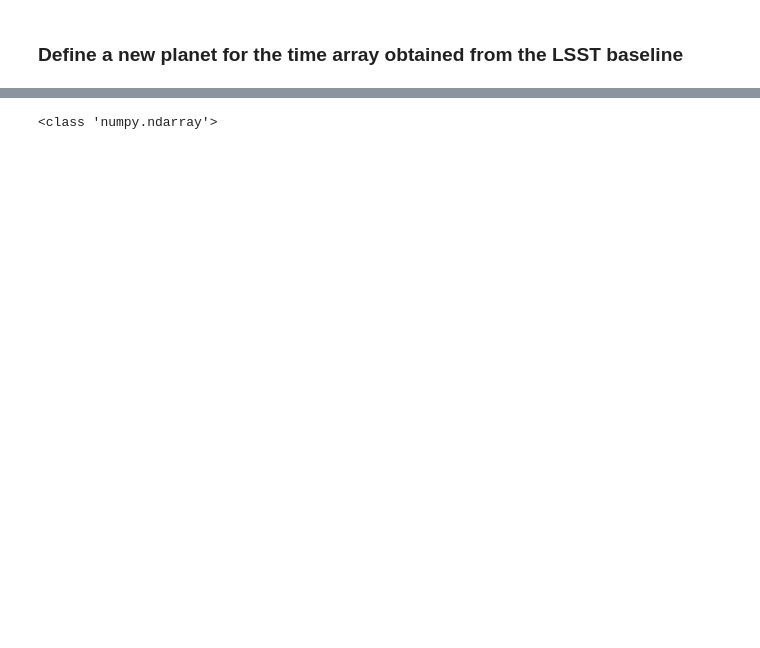
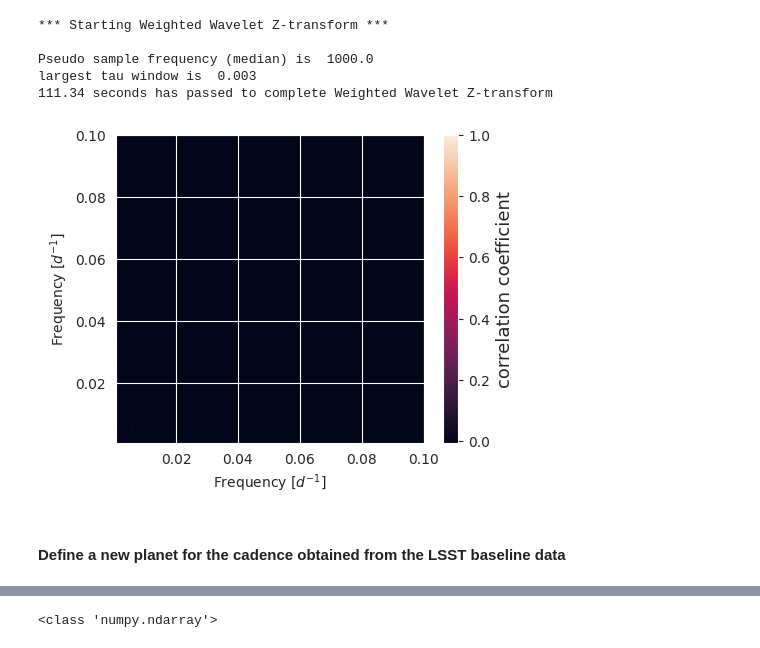
Before and after one commit to pujithasuribhatla/Final_Project, a Jupyter notebook: pylightcurve_qhx.ipynb, the cells around one changed output, grey strips where cells are left out. Cells and saved outputs as stored; diff of their text form; code cells hidden in the pictures; blank space fills up the shorter version.

```diff
--- a/pylightcurve_qhx.ipynb
+++ b/pylightcurve_qhx.ipynb
@@ -203,11 +203,18 @@ plots.fig_plot(time_simple, flux_cloudy, ymin = 0.001, ymax = 0.001)
 # %%
 # Performing weighted wavelet transform
 
-#wwz_matrix, corr, extent = hybrid2d(time_simple, flux_cloudy, 80, 800, minfq=2000,maxfq=10)
+wwz_matrix, corr, extent = hybrid2d(time_simple, flux_cloudy, 80, 800, minfq=2000,maxfq=10)
 
-#plots.plt_freq_heatmap(corr, extent)
+plots.plt_freq_heatmap(corr, extent)
+# %% [output]
+*** Starting Weighted Wavelet Z-transform ***
+
+Pseudo sample frequency (median) is  1000.0
+largest tau window is  0.003
+111.34 seconds has passed to complete Weighted Wavelet Z-transform
+[figure, added]
 # %% [markdown]
-### Define a new planet for the time array obtained from the LSST baseline
+#### Define a new planet for the cadence obtained from the LSST baseline data
 # %%
 """Importing LSST baseline data"""
 
```
Also changed, not shown: parts of 10 cells of this notebook, 1 other file.
